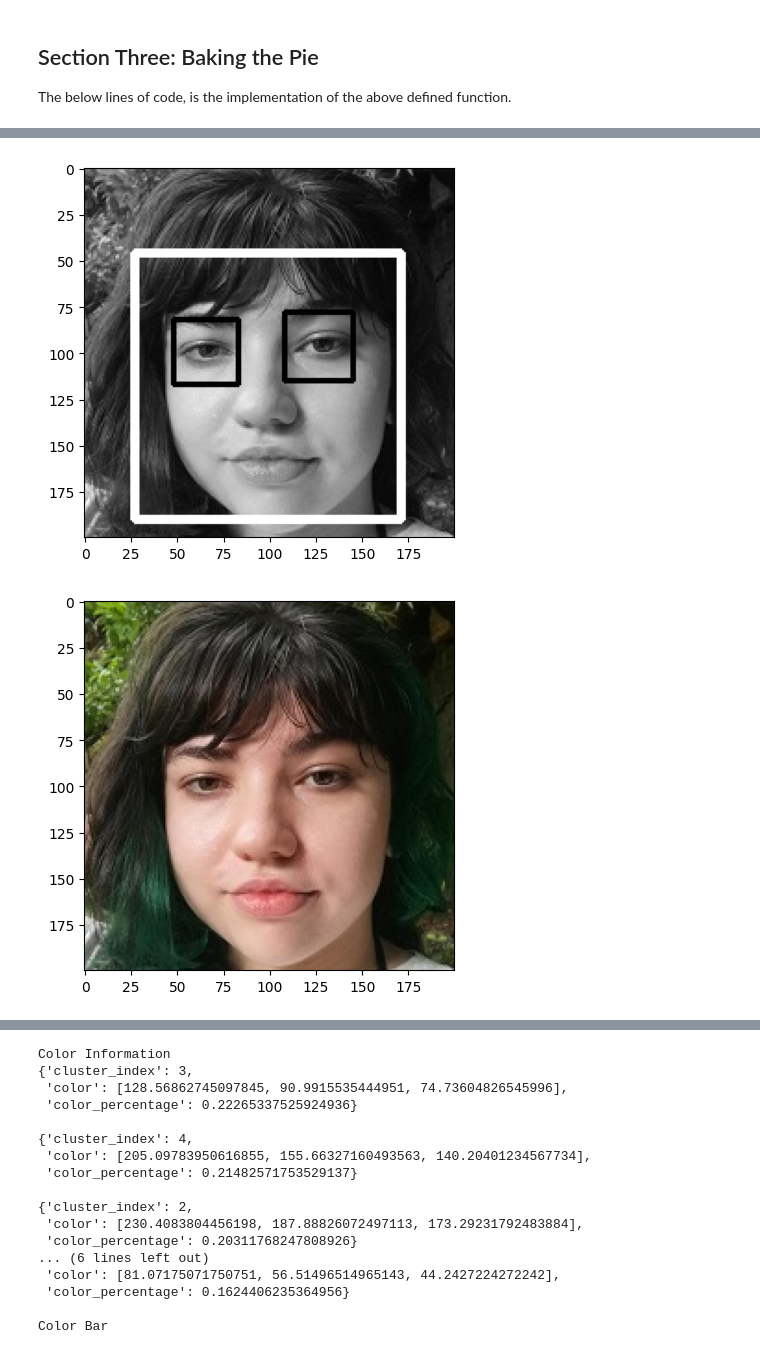
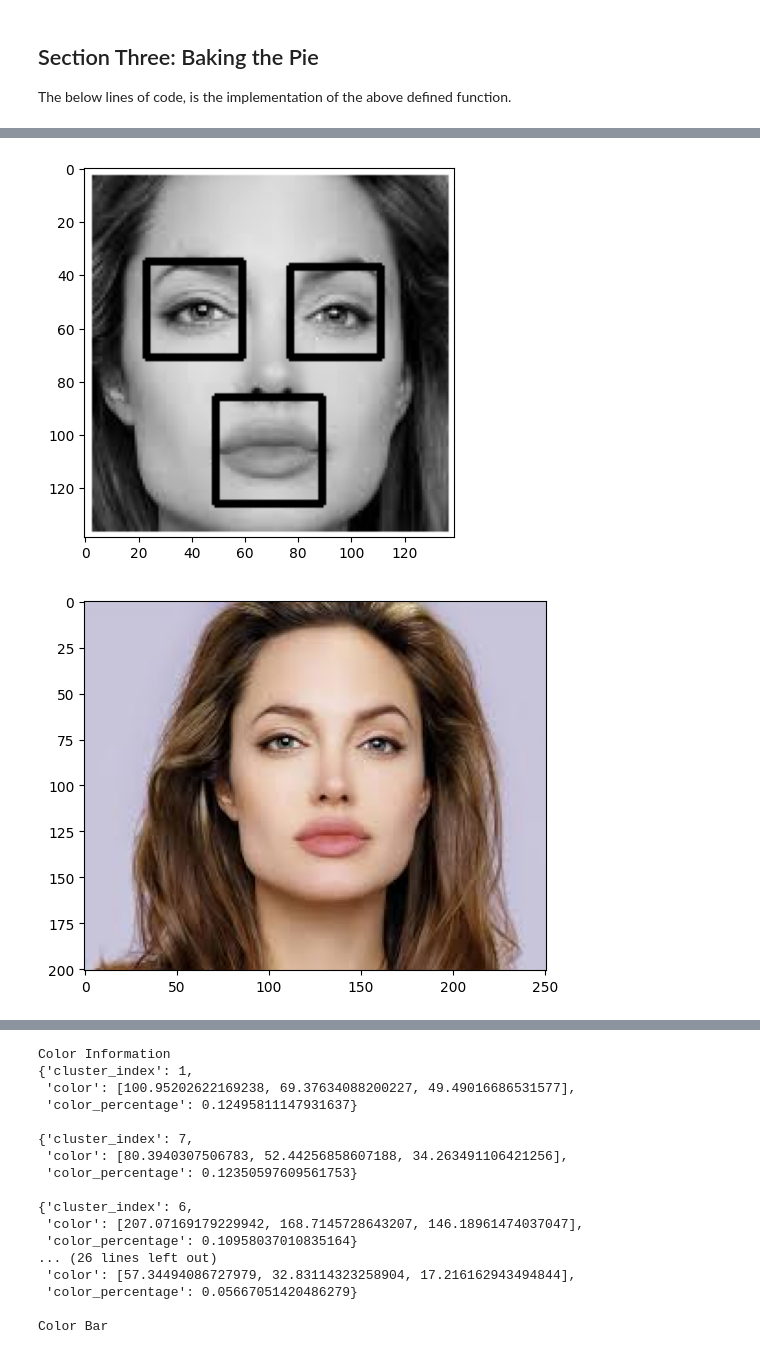
Before and after one commit to vittoria-thomasini/Extract_skintone_image, a Jupyter notebook: Extract_Skin_Tone_from_an_Image.ipynb, the cells around one changed output, grey strips where cells are left out. Drawn from its saved outputs; the diff is of its cells as text; code cells hidden in the pictures.

Commit message:
Crop area with is not face

```diff
--- a/Extract_Skin_Tone_from_an_Image.ipynb
+++ b/Extract_Skin_Tone_from_an_Image.ipynb
@@ -172,6 +176,6 @@ The function also takes an optional parameter (***hasThresholding***) to indicat
 # %%
 
-def extractDominantColor(image,number_of_colors=5,hasThresholding=False):
+def extractDominantColor(image,number_of_colors=10,hasThresholding=False):
 
   # Quick Fix Increase cluster counter to neglect the black(Read Article)
   if hasThresholding == True:
@@ -252,8 +256,6 @@ def extractContour(image):
       eyes = eye_detector.detectMultiScale(roi_gray)
       for (ex,ey,ew,eh) in eyes:
           cv2.rectangle(roi_gray,(ex,ey),(ex+ew,ey+eh),(0,255,0),2)
-  # plt.imshow(gray, cmap='gray')
-  # plt.show()
 
-  # Return the Skin image
-  return gray
+  # Return the ROI face cropped
+  return roi_gray
@@ -263,7 +317,7 @@ import dlib
 
 # Get Image from URL. If you want to upload an image file and use that comment the below code and replace with  image=cv2.imread("FILE_NAME")
 #
-image =  imutils.url_to_image("https://raw.githubusercontent.com/vittoria-thomasini/Extract_skintone_image/b2de64650fd4ee37f44d79ad2e78662ee650c744/vittoria.jpeg")
+image =  imutils.url_to_image("https://raw.githubusercontent.com/vittoria-thomasini/Extract_skintone_image/main/jolie.jpg")
 
 face = extractContour(image)
 plt.imshow(face, cmap='gray')
@@ -271,32 +325,33 @@ plt.show()
 
 #Show image
 plt.imshow(cv2.cvtColor(image,cv2.COLOR_BGR2RGB))
 plt.show()
+
 
 
 # Apply Skin Mask
 skin = extractSkin(image)
 
 
 plt.imshow(cv2.cvtColor(skin,cv2.COLOR_BGR2RGB))
 plt.show()
 
 
 # Find the dominant color. Default is 1 , pass the parameter 'number_of_colors=N' where N is the specified number of colors
 dominantColors = extractDominantColor(skin,hasThresholding=True)
 
 
 #Show in the dominant color information
 print("Color Information")
 prety_print_data(dominantColors)
 
 
 #Show in the dominant color as bar
 print("Color Bar")
 colour_bar = plotColorBar(dominantColors)
 plt.axis("off")
 plt.imshow(colour_bar)
 plt.show()
 # %% [output]
-[figure, old version]
+[figure, new version]
-[figure, old version]
+[figure, new version]
@@ -304,17 +359,17 @@ plt.show()
 Color Information
-{'cluster_index': 3,
- 'color': [128.56862745097845, 90.9915535444951, 74.73604826545996],
- 'color_percentage': 0.22265337525924936}
+{'cluster_index': 1,
+ 'color': [100.95202622169238, 69.37634088200227, 49.49016686531577],
+ 'color_percentage': 0.12495811147931637}
 
-{'cluster_index': 4,
- 'color': [205.09783950616855, 155.66327160493563, 140.20401234567734],
- 'color_percentage': 0.21482571753529137}
+{'cluster_index': 7,
+ 'color': [80.3940307506783, 52.44256858607188, 34.263491106421256],
+ 'color_percentage': 0.12350597609561753}
 
-{'cluster_index': 2,
- 'color': [230.4083804456198, 187.88826072497113, 173.29231792483884],
- 'color_percentage': 0.20311768247808926}
-... (6 lines left out)
- 'color': [81.07175071750751, 56.51496514965143, 44.2427224272242],
- 'color_percentage': 0.1624406235364956}
+{'cluster_index': 6,
+ 'color': [207.07169179229942, 168.7145728643207, 146.18961474037047],
+ 'color_percentage': 0.10958037010835164}
+... (26 lines left out)
+ 'color': [57.34494086727979, 32.83114323258904, 17.216162943494844],
+ 'color_percentage': 0.05667051420486279}
 
 Color Bar
```
Also changed, not shown: parts of 4 cells of this notebook.
